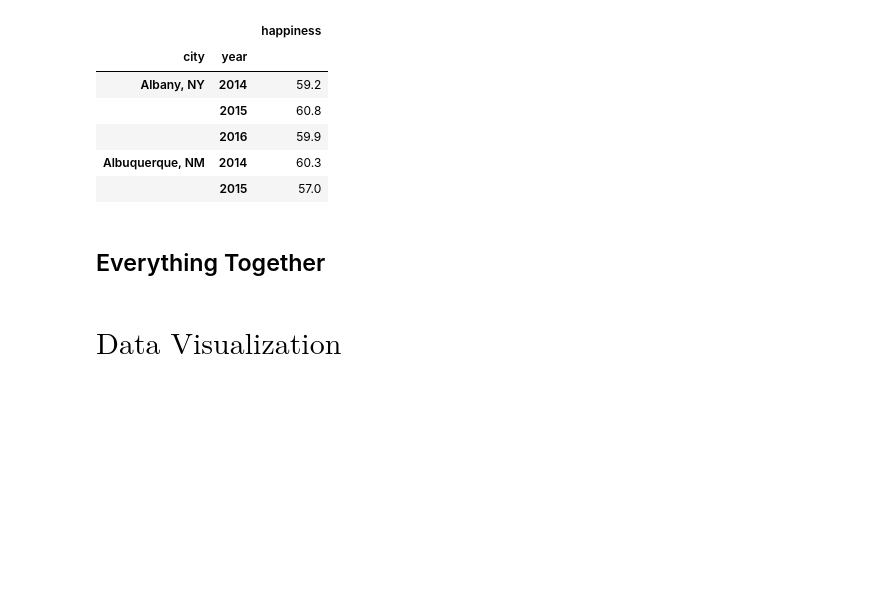
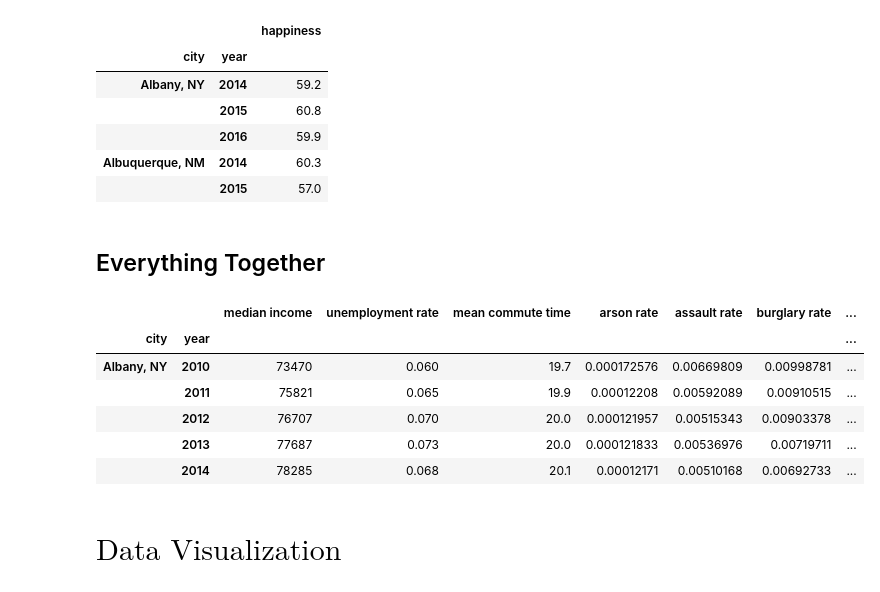
Before and after one commit to IgnacioBecerra/HappiestCity, a Jupyter notebook: FinalProject.ipynb, the cells around one changed output. Cells and saved outputs as stored; diff of their text form; code cells hidden in the pictures; blank space fills up the shorter version.

```diff
--- a/FinalProject.ipynb
+++ b/FinalProject.ipynb
@@ -379,6 +382,20 @@ happiness.head()
 |  | 2015 | 57.0 |
 # %% [markdown]
 ## Everything Together
+# %%
+data = income.merge(unemployment, left_index=True, right_index=True) \
+             .merge(traffic, left_index=True, right_index=True)      \
+             .merge(crime, left_index=True, right_index=True)        \
+             .merge(happiness, how='left', left_index=True, right_index=True)
+data.head()
+# %% [output]
+|  |  | median income | unemployment rate | mean commute time | arson rate | assault rate | burglary rate | ... |
+| city | year |  |  |  |  |  |  | ... |
+| Albany, NY | 2010 | 73470 | 0.060 | 19.7 | 0.000172576 | 0.00669809 | 0.00998781 | ... |
+|  | 2011 | 75821 | 0.065 | 19.9 | 0.00012208 | 0.00592089 | 0.00910515 | ... |
+|  | 2012 | 76707 | 0.070 | 20.0 | 0.000121957 | 0.00515343 | 0.00903378 | ... |
+|  | 2013 | 77687 | 0.073 | 20.0 | 0.000121833 | 0.00536976 | 0.00719711 | ... |
+|  | 2014 | 78285 | 0.068 | 20.1 | 0.00012171 | 0.00510168 | 0.00692733 | ... |
 # %% [markdown]
 # $\textrm{Data Visualization}$
 # %%
```
Also changed, not shown: parts of 5 cells of this notebook.
